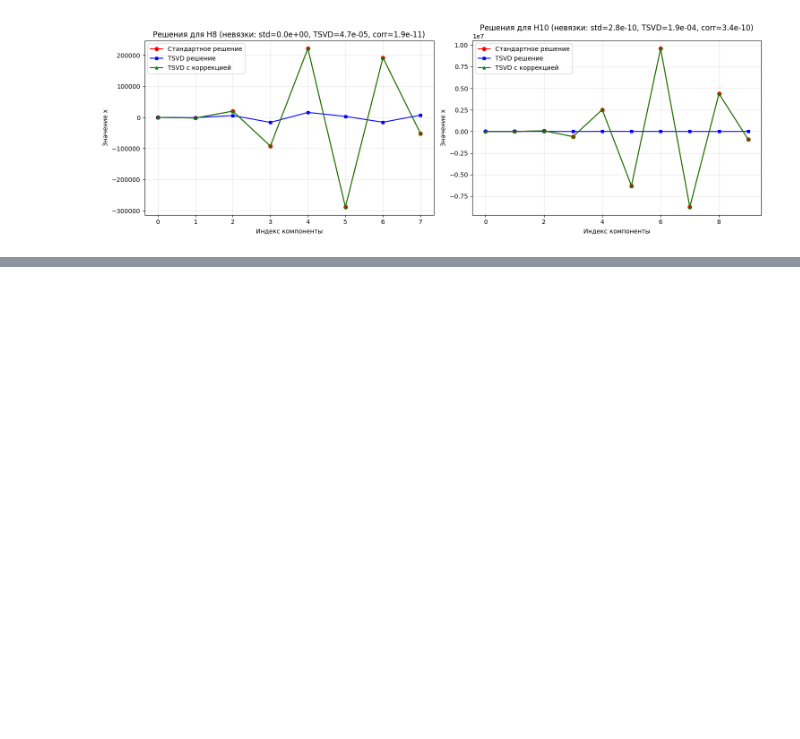
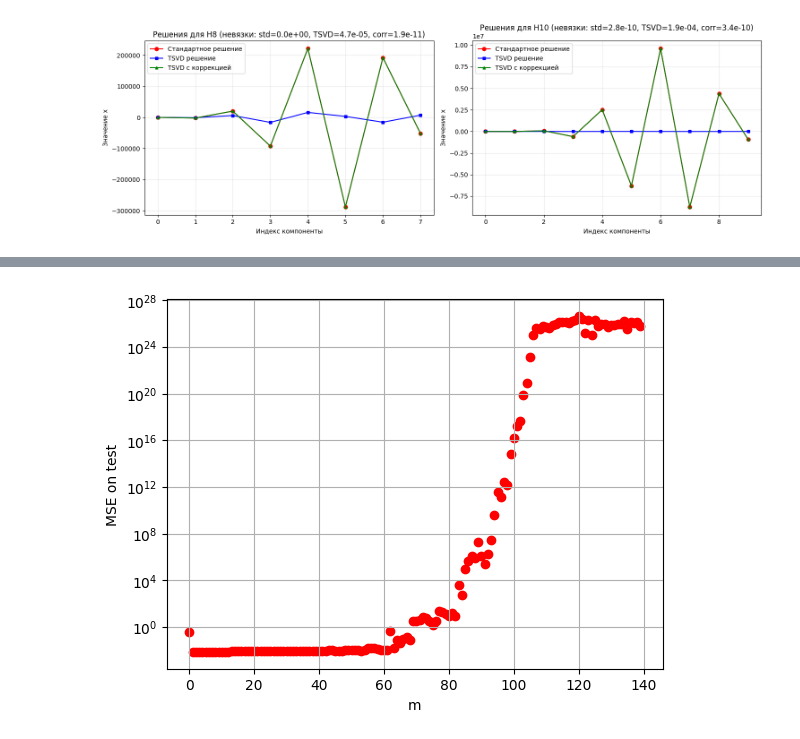
Before and after one commit to averageX56/vichmaty, a Jupyter notebook: Дз 3.ipynb, the cells around one changed output, grey strips where cells are left out. Cells and saved outputs as stored; diff of their text form; code cells hidden in the pictures; blank space fills up the shorter version.

```diff
--- a/Дз 3.ipynb
+++ b/Дз 3.ipynb
@@ -509,0 +598,24 @@ plt.show()
+# %%
+import matplotlib.pyplot as plt
+from sklearn import model_selection as ms
+
+x_train, x_test, y_train, y_test = ms.train_test_split(x, y_label, test_size=0.3)
+
+for m in range(140):
+
+    w = fit(x_train, y_train, m)
+
+    y_test_predict = predict(x_test, w)
+
+    error = MSE(y_test_predict, y_test)
+
+
+    plt.scatter(m, error, c='red')
+    plt.semilogy()
+
+    plt.grid(True)
+
+    plt.ylabel("MSE on test")
+    plt.xlabel("m")
+# %% [output]
+[figure, added]
```
Also changed, not shown: parts of 3 cells of this notebook, 2 other files.
